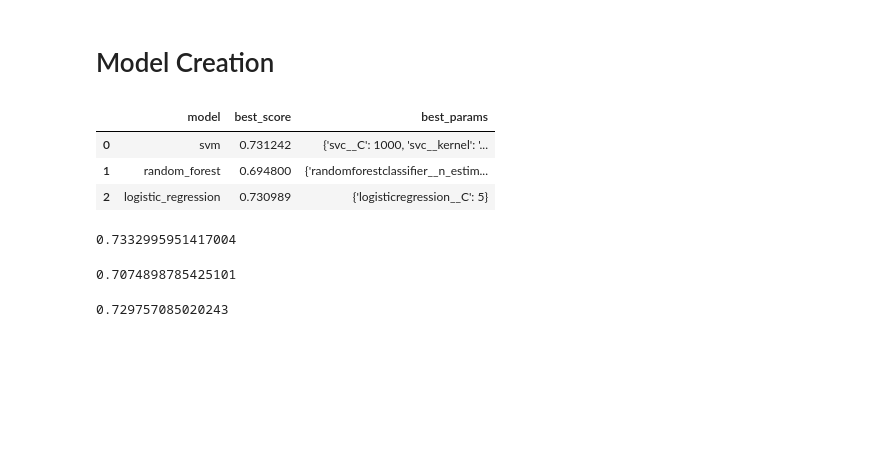
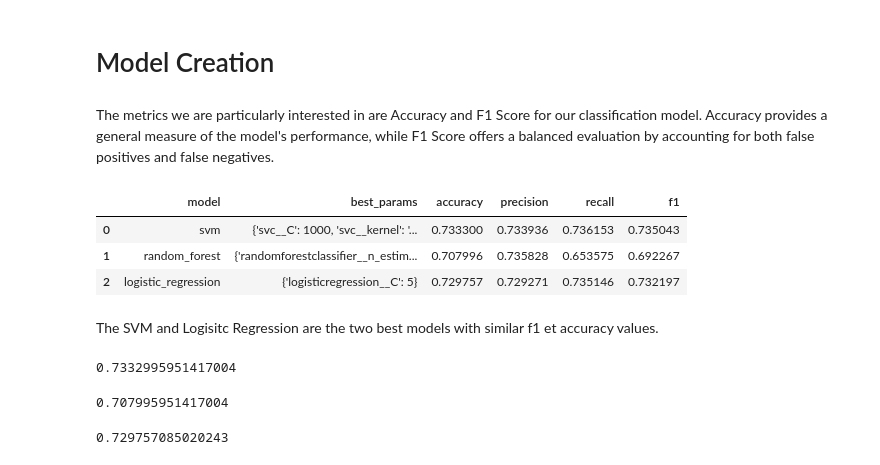
Before and after one commit to MaxLSB/LoL-Game-Win-Prediction, a Jupyter notebook: model/model.ipynb, the cells around one changed output. Drawn from its saved outputs; the diff is of its cells as text; code cells hidden in the pictures; blank space fills up the shorter version.

Commit message:
Model visualization changes

```diff
--- a/model/model.ipynb
+++ b/model/model.ipynb
@@ -166,27 +172,40 @@ model_params = {
         }
     }
 }
+# %% [markdown]
+The metrics we are particularly interested in are Accuracy and F1 Score for our classification model. Accuracy provides a general measure of the model's performance, while F1 Score offers a balanced evaluation by accounting for both false positives and false negatives.
 # %%
-scores = []
+result = []
 best_estimators = {}
 for algo, mp in model_params.items():
     pipe = make_pipeline(MinMaxScaler(), mp['model'])
-    clf =  GridSearchCV(pipe, mp['params'], cv=5, return_train_score=False)
+    clf =  GridSearchCV(pipe, mp['params'], cv=5, return_train_score=False, scoring='accuracy')
     clf.fit(x_train, y_train)
-    scores.append({
+    y_pred = clf.predict(x_test)
+
+    accuracy = accuracy_score(y_test, y_pred)
+    precision = precision_score(y_test, y_pred)
+    recall = recall_score(y_test, y_pred)
+    f1 = f1_score(y_test, y_pred)
+    result.append({
         'model': algo,
-        'best_score': clf.best_score_,
-        'best_params': clf.best_params_
+        'best_params': clf.best_params_,
+        'accuracy': accuracy,
+        'precision': precision,
+        'recall': recall,
+        'f1': f1
     })
     best_estimators[algo] = clf.best_estimator_
 
-df3 = pd.DataFrame(scores,columns=['model','best_score','best_params'])
+df3 = pd.DataFrame(result)
 df3
 # %% [output]
-|  | model | best_score | best_params |
-| 0 | svm | 0.731242 | {'svc__C': 1000, 'svc__kernel': '... |
-| 1 | random_forest | 0.694800 | {'randomforestclassifier__n_estim... |
-| 2 | logistic_regression | 0.730989 | {'logisticregression__C': 5} |
+|  | model | best_params | accuracy | precision | recall | f1 |
+| 0 | svm | {'svc__C': 1000, 'svc__kernel': '... | 0.733300 | 0.733936 | 0.736153 | 0.735043 |
+| 1 | random_forest | {'randomforestclassifier__n_estim... | 0.707996 | 0.735828 | 0.653575 | 0.692267 |
+| 2 | logistic_regression | {'logisticregression__C': 5} | 0.729757 | 0.729271 | 0.735146 | 0.732197 |
+# %% [markdown]
+The SVM and Logisitc Regression are the two best models with similar f1 et accuracy values.
 # %%
 best_estimators['svm'].score(x_test, y_test)
 # %% [output]
@@ -194,7 +213,7 @@ best_estimators['svm'].score(x_test, y_test)
 # %%
 best_estimators['random_forest'].score(x_test, y_test)
 # %% [output]
-0.7074898785425101
+0.707995951417004
 # %%
 best_estimators['logistic_regression'].score(x_test, y_test)
 # %% [output]
```
Also changed, not shown: parts of 8 cells of this notebook, 6 other files.
